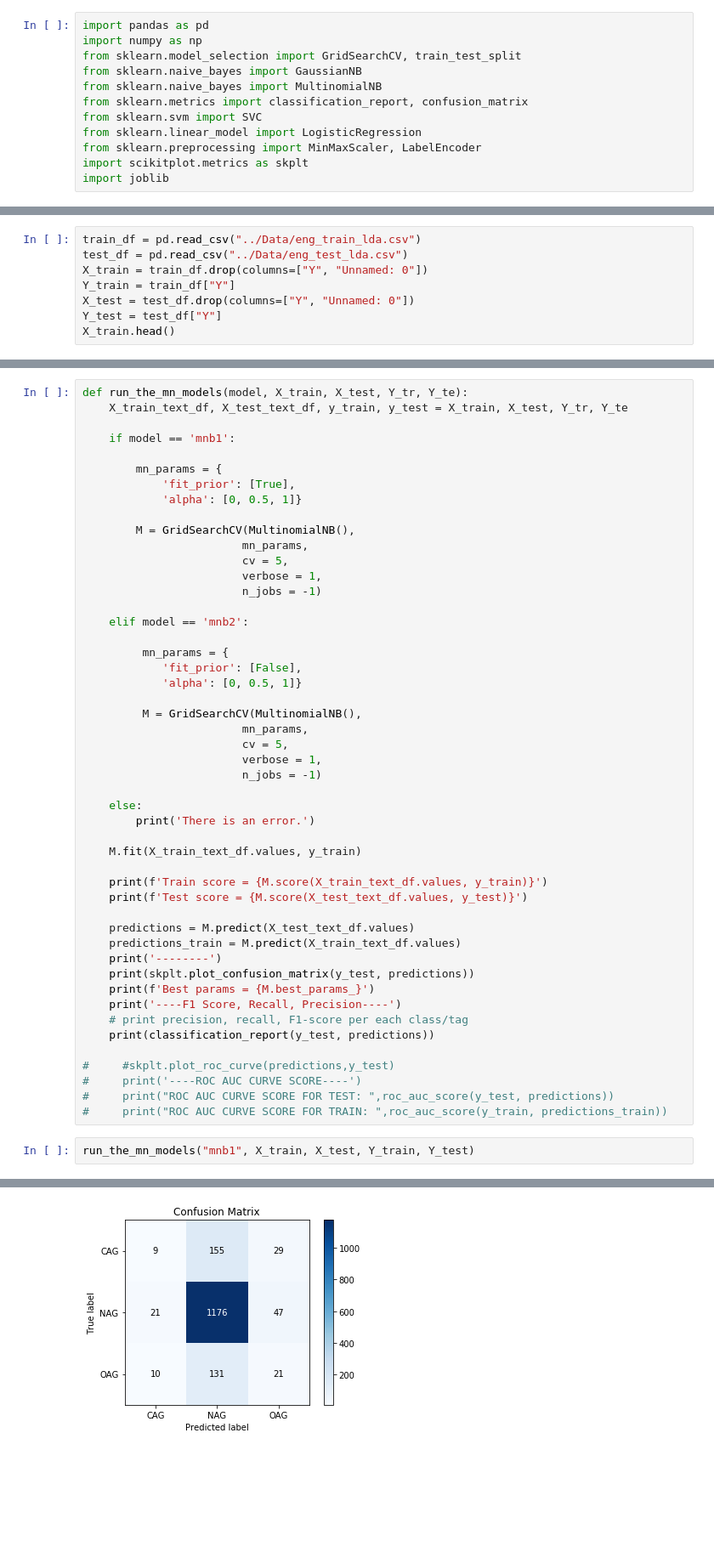
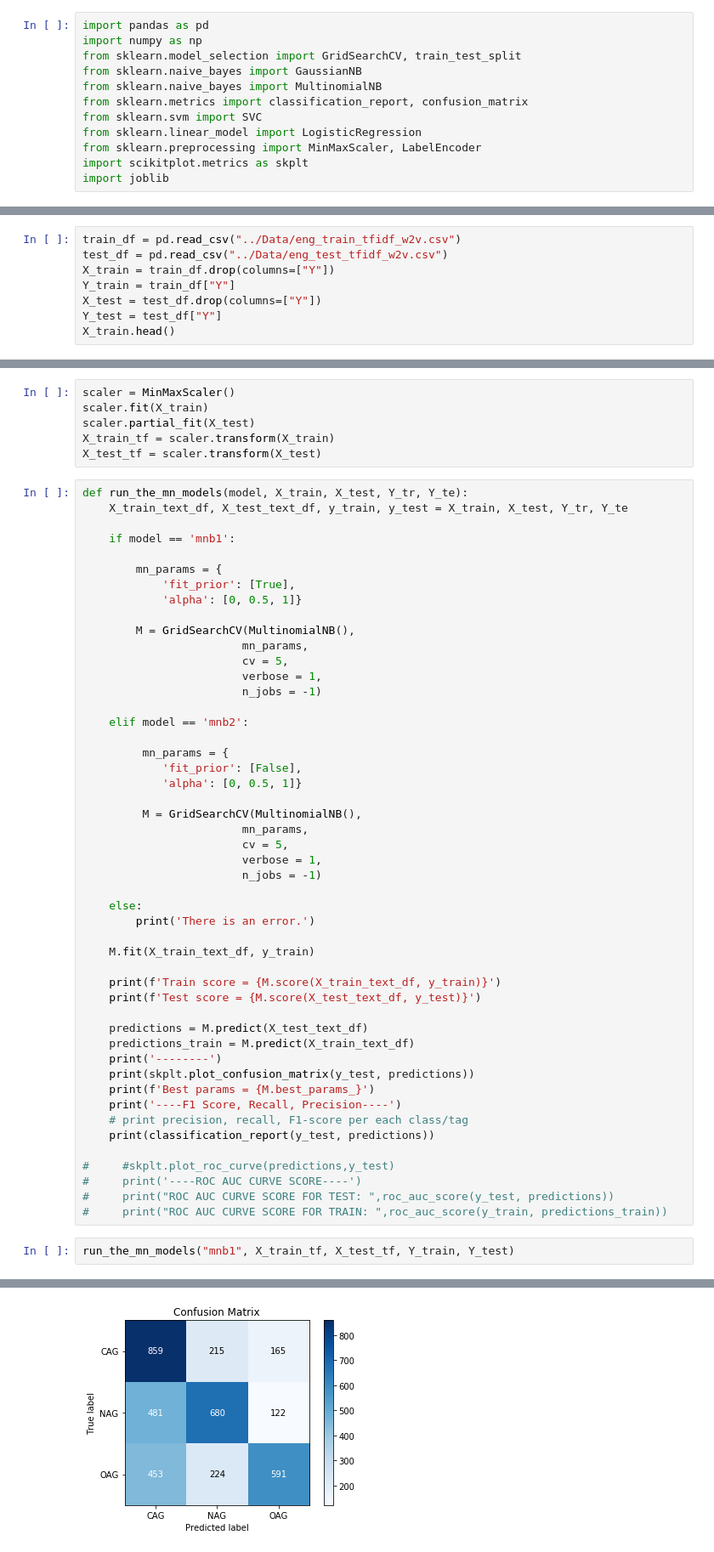
Before and after one commit to rachitsaksena/Multilingual-Agression-Classification, a Jupyter notebook: Data Models/tfidf w2v.ipynb, the cells around one changed output, grey strips where cells are left out. Shown: that part at 85% size. Drawn from its saved outputs; the diff is of its cells as text; blank space fills up the shorter version.

Commit message:
ran more models

```diff
--- a/Data Models/tfidf w2v.ipynb
+++ b/Data Models/tfidf w2v.ipynb
@@ -20,9 +13,9 @@ X_train.shape, Y_train.shape, X_test.shape, Y_test.shape
 # %%
-train_df = pd.read_csv("../Data/eng_train_lda.csv")
-test_df = pd.read_csv("../Data/eng_test_lda.csv")
-X_train = train_df.drop(columns=["Y", "Unnamed: 0"])
+train_df = pd.read_csv("../Data/eng_train_tfidf_w2v.csv")
+test_df = pd.read_csv("../Data/eng_test_tfidf_w2v.csv")
+X_train = train_df.drop(columns=["Y"])
 Y_train = train_df["Y"]
-X_test = test_df.drop(columns=["Y", "Unnamed: 0"])
+X_test = test_df.drop(columns=["Y"])
 Y_test = test_df["Y"]
 X_train.head()
 # %% [output]
@@ -36,3 +29,9 @@ X_train.head()
+# %%
+scaler = MinMaxScaler()
+scaler.fit(X_train)
+scaler.partial_fit(X_test)
+X_train_tf = scaler.transform(X_train)
+X_test_tf = scaler.transform(X_test)
 # %%
 def run_the_mn_models(model, X_train, X_test, Y_tr, Y_te):
     X_train_text_df, X_test_text_df, y_train, y_test = X_train, X_test, Y_tr, Y_te
@@ -64,13 +63,13 @@ def run_the_mn_models(model, X_train, X_test, Y_tr, Y_te):
     else:
         print('There is an error.')
 
-    M.fit(X_train_text_df.values, y_train)
+    M.fit(X_train_text_df, y_train)
 
-    print(f'Train score = {M.score(X_train_text_df.values, y_train)}')
-    print(f'Test score = {M.score(X_test_text_df.values, y_test)}')
+    print(f'Train score = {M.score(X_train_text_df, y_train)}')
+    print(f'Test score = {M.score(X_test_text_df, y_test)}')
 
-    predictions = M.predict(X_test_text_df.values)
-    predictions_train = M.predict(X_train_text_df.values)
+    predictions = M.predict(X_test_text_df)
+    predictions_train = M.predict(X_train_text_df)
     print('--------')
     print(skplt.plot_confusion_matrix(y_test, predictions))
     print(f'Best params = {M.best_params_}')
@@ -83,7 +82,7 @@ def run_the_mn_models(model, X_train, X_test, Y_tr, Y_te):
 #     print("ROC AUC CURVE SCORE FOR TEST: ",roc_auc_score(y_test, predictions))
 #     print("ROC AUC CURVE SCORE FOR TRAIN: ",roc_auc_score(y_train, predictions_train))
 # %%
-run_the_mn_models("mnb1", X_train, X_test, Y_train, Y_test)
+run_the_mn_models("mnb1", X_train_tf, X_test_tf, Y_train, Y_test)
 # %% [output]
 Fitting 5 folds for each of 3 candidates, totalling 15 fits
 [Parallel(n_jobs=-1)]: Using backend LokyBackend with 12 concurrent workers.
@@ -107,4 +106,4 @@ weighted avg       0.67      0.75      0.70      1599
-[figure, old version]
+[figure, new version]
 # %%
 def run_the_lr_models(model, X_train, X_test, Y_tr, Y_te):
     X_train_text_df, X_test_text_df, y_train, y_test = X_train, X_test, Y_tr, Y_te
```
Also changed, not shown: parts of 5 cells of this notebook, 1 other file.
